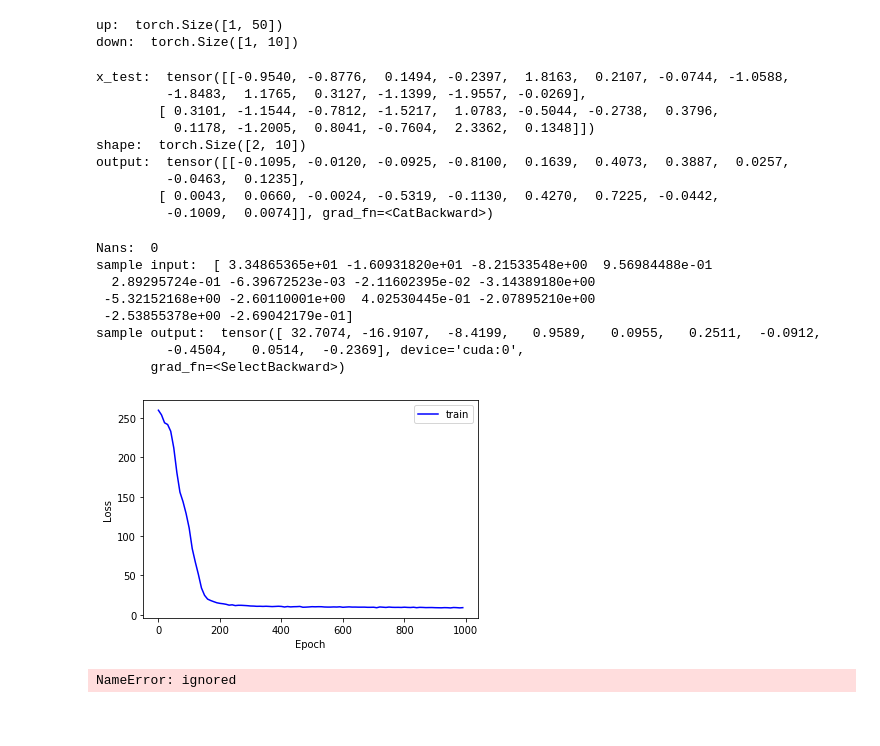
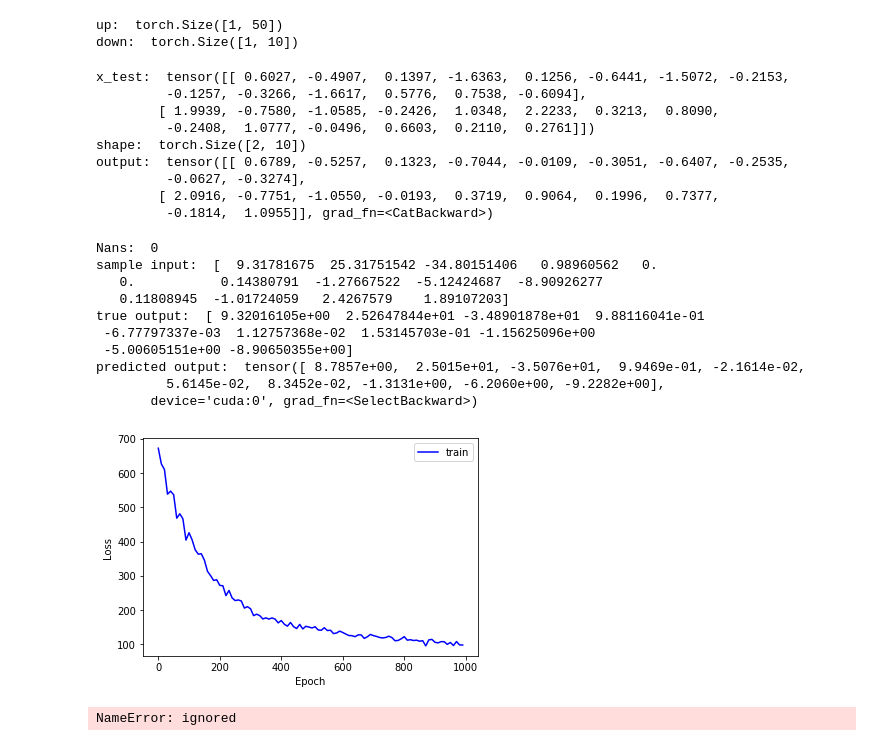
Before and after one commit to mhask94/cs474_labs_f2019, a Jupyter notebook: Final_Project.ipynb, the cells around one changed output. Saved outputs shown, nothing was run; the diff lists cells and outputs as text; code cells hidden in the pictures; blank space fills up the shorter version.

Commit message:
Trying different things to improve outputs

```diff
--- a/Final_Project.ipynb
+++ b/Final_Project.ipynb
@@ -194,9 +199,10 @@ up:  torch.Size([1, 50])
 down:  torch.Size([1, 10])
 # %%
 class ResBlock(nn.Module):
-  def __init__(self, dim_in, dim_out, skip=False):
+  def __init__(self, dim_in, dim_out, skip=False, end=False):
     super(ResBlock, self).__init__()
     self.skip = skip
+    self.end = end
     self.activation = nn.ReLU()
     self.layer1 = nn.Linear(dim_in, dim_in)
     self.layer2 = nn.Linear(dim_in, dim_in)
@@ -206,59 +212,67 @@ class ResBlock(nn.Module):
     out1 = self.activation(self.layer1(x))
     out2 = self.layer2(out1)
     skip = self.activation(out2 + out1)
-    out3 = self.layer3(skip)
+    if self.end:
+      out3 = self.layer3(skip)
+    else:
+      out3 = self.activation(self.layer3(skip))
     if self.skip:
       return skip, out3
     else:
       return out3
 
 class DynamicsNN(nn.Module):
-  def __init__(self, num_states, num_inputs):
+  def __init__(self, num_states, num_inputs, dt):
     super(DynamicsNN, self).__init__()
+    self.dt = dt
+    self.activation = nn.ReLU()
     self.up1 = nn.Linear(num_states+num_inputs, 50)
     self.up2 = ResBlock(50,  100, skip=True)
     self.up3 = ResBlock(100, 200, skip=True)
     self.dn1 = ResBlock(200, 100)
     self.dn2 = ResBlock(100, 50)
-    self.dn3 = ResBlock(50,  num_states)
+    self.dn3 = ResBlock(50,  num_states, end=True)
 
   def forward(self, x):
-    up1 = self.up1(x)
+    up1 = self.activation(self.up1(x))
     skip1, up2 = self.up2(up1)
     skip2, up3 = self.up3(up2)
     down1 = self.dn1(up3)
     down2 = self.dn2(skip2 + down1)
     down3 = self.dn3(skip1 + down2)
-    p = down3[:,:3]
-    q = down3[:,3:7]
+    p = down3[:,:3] + x[:,:3] + x[:,7:10]*self.dt
+    w = torch.zeros_like(down3[:,3:7])
+    w[:,1:] = x[:,4:7]
+    q = down3[:,3:7] + x[:,3:7] + w*self.dt
     q1 = torch.zeros_like(q)
     q1 = q / torch.norm(q, dim=1, keepdim=True)
     # was getting nans here, but removing ReLU on output layer fixed it
     # norm = torch.norm(q, dim=1)
     # mask = norm != 0.0
     # q1[mask] = q[mask] / norm[mask].unsqueeze(-1)
-    v = down3[:,7:]
+    v = down3[:,7:] + x[:,7:10]
     out = torch.cat((p,q1,v), dim=1)
     return out
 # %%
 def testNet():
   n = 10
   m = 4
+  dt = 0.01
   x_test = torch.randn(2,n+m)
   print('x_test: ', x_test)
-  net = DynamicsNN(n,m)
+  net = DynamicsNN(n,m, dt)
   test = net(x_test)
   print('shape: ', test.shape)
   print('output: ', test)
 
 testNet()
 # %% [output]
-x_test:  tensor([[-0.9540, -0.8776,  0.1494, -0.2397,  1.8163,  0.2107, -0.0744, -1.0588,
-         -1.8483,  1.1765,  0.3127, -1.1399, -1.9557, -0.0269],
-        [ 0.3101, -1.1544, -0.7812, -1.5217,  1.0783, -0.5044, -0.2738,  0.3796,
-          0.1178, -1.2005,  0.8041, -0.7604,  2.3362,  0.1348]])
+x_test:  tensor([[ 0.6027, -0.4907,  0.1397, -1.6363,  0.1256, -0.6441, -1.5072, -0.2153,
+         -0.1257, -0.3266, -1.6617,  0.5776,  0.7538, -0.6094],
+        [ 1.9939, -0.7580, -1.0585, -0.2426,  1.0348,  2.2233,  0.3213,  0.8090,
+         -0.2408,  1.0777, -0.0496,  0.6603,  0.2110,  0.2761]])
 shape:  torch.Size([2, 10])
-output:  tensor([[-0.1095, -0.0120, -0.0925, -0.8100,  0.1639,  0.4073,  0.3887,  0.0257,
-         -0.0463,  0.1235],
-        [ 0.0043,  0.0660, -0.0024, -0.5319, -0.1130,  0.4270,  0.7225, -0.0442,
-         -0.1009,  0.0074]], grad_fn=<CatBackward>)
+output:  tensor([[ 0.6789, -0.5257,  0.1323, -0.7044, -0.0109, -0.3051, -0.6407, -0.2535,
+         -0.0627, -0.3274],
+        [ 2.0916, -0.7751, -1.0550, -0.0193,  0.3719,  0.9064,  0.1996,  0.7377,
+         -0.1814,  1.0955]], grad_fn=<CatBackward>)
@@ -267,9 +283,9 @@ def train(save_model):
   n = 10
   m = 4
   dt = 0.01
-  model = DynamicsNN(n, m).cuda()
+  model = DynamicsNN(n, m, dt).cuda()
 
-  lr = 1e-4
+  lr = 1e-5
   optimizer = torch.optim.Adam(model.parameters(), lr)
   loss_fn = nn.MSELoss()
 
@@ -299,7 +315,11 @@ def train(save_model):
 
     out_pred = model(in_var)
 
-    loss = loss_fn(out_pred, out_truth)
+    position_loss = loss_fn(out_pred[:,:3], out_truth[:,:3])
+    attitude_loss = loss_fn(out_pred[:,3:7]*100, out_truth[:,3:7]*100)
+    velocity_loss = loss_fn(out_pred[:,7:], out_truth[:,7:])
+    loss = position_loss + attitude_loss + velocity_loss
+    #loss = loss_fn(out_pred, out_truth)
 
     loss.backward()
     optimizer.step()
@@ -314,42 +334,45 @@ def train(save_model):
       # validate()
 
     if epoch % save_every == 0:
       last_l = loss
       last_e = epoch
       epoch_hist.append(epoch)
       loss_hist.append(loss)
       if save_model:
         torch.save(model, 'learned_quadrotor_model.pt')
 
     if epoch % decay_every == 0:
       lr *= 0.9
       for param_group in optimizer.param_groups:
         param_group['lr'] = lr
 
     info.set_description('Last saved loss: {:.3f}, e: {}'.format(last_l,last_e))
     info.update(1)
 
   fig, ax = plt.subplots()
   train_losses, = ax.plot(epoch_hist, loss_hist, 'b', label='train')
   ax.set_xlabel('Epoch')
   ax.set_ylabel('Loss')
   ax.legend()
   print('\nNans: ', num_nans)
   print('sample input: ', xu_t[0])
-  print('sample output: ', out_pred[0])
+  print('true output: ', x_tp1[0])
+  print('predicted output: ', out_pred[0])
   plt.show()
 
 train(save_model=False)
 # %% [output]
 Nans:  0
-sample input:  [ 3.34865365e+01 -1.60931820e+01 -8.21533548e+00  9.56984488e-01
-  2.89295724e-01 -6.39672523e-03 -2.11602395e-02 -3.14389180e+00
- -5.32152168e+00 -2.60110001e+00  4.02530445e-01 -2.07895210e+00
- -2.53855378e+00 -2.69042179e-01]
-sample output:  tensor([ 32.7074, -16.9107,  -8.4199,   0.9589,   0.0955,   0.2511,  -0.0912,
-         -0.4504,   0.0514,  -0.2369], device='cuda:0',
-       grad_fn=<SelectBackward>)
+sample input:  [  9.31781675  25.31751542 -34.80151406   0.98960562   0.
+   0.           0.14380791  -1.27667522  -5.12424687  -8.90926277
+   0.11808945  -1.01724059   2.4267579    1.89107203]
+true output:  [ 9.32016105e+00  2.52647844e+01 -3.48901878e+01  9.88116041e-01
+ -6.77797337e-03  1.12757368e-02  1.53145703e-01 -1.15625096e+00
+ -5.00605151e+00 -8.90650355e+00]
+predicted output:  tensor([ 8.7857e+00,  2.5015e+01, -3.5076e+01,  9.9469e-01, -2.1614e-02,
+         5.6145e-02,  8.3452e-02, -1.3131e+00, -6.2060e+00, -9.2282e+00],
+       device='cuda:0', grad_fn=<SelectBackward>)
-[figure, old version]
+[figure, new version]
 # %%
 x_test = torch.tensor([[0,0,0,1,0,0,0,0,0,0,0.8,0,0,0]])
 model(x_test)
```
Also changed, not shown: parts of 3 cells of this notebook.
